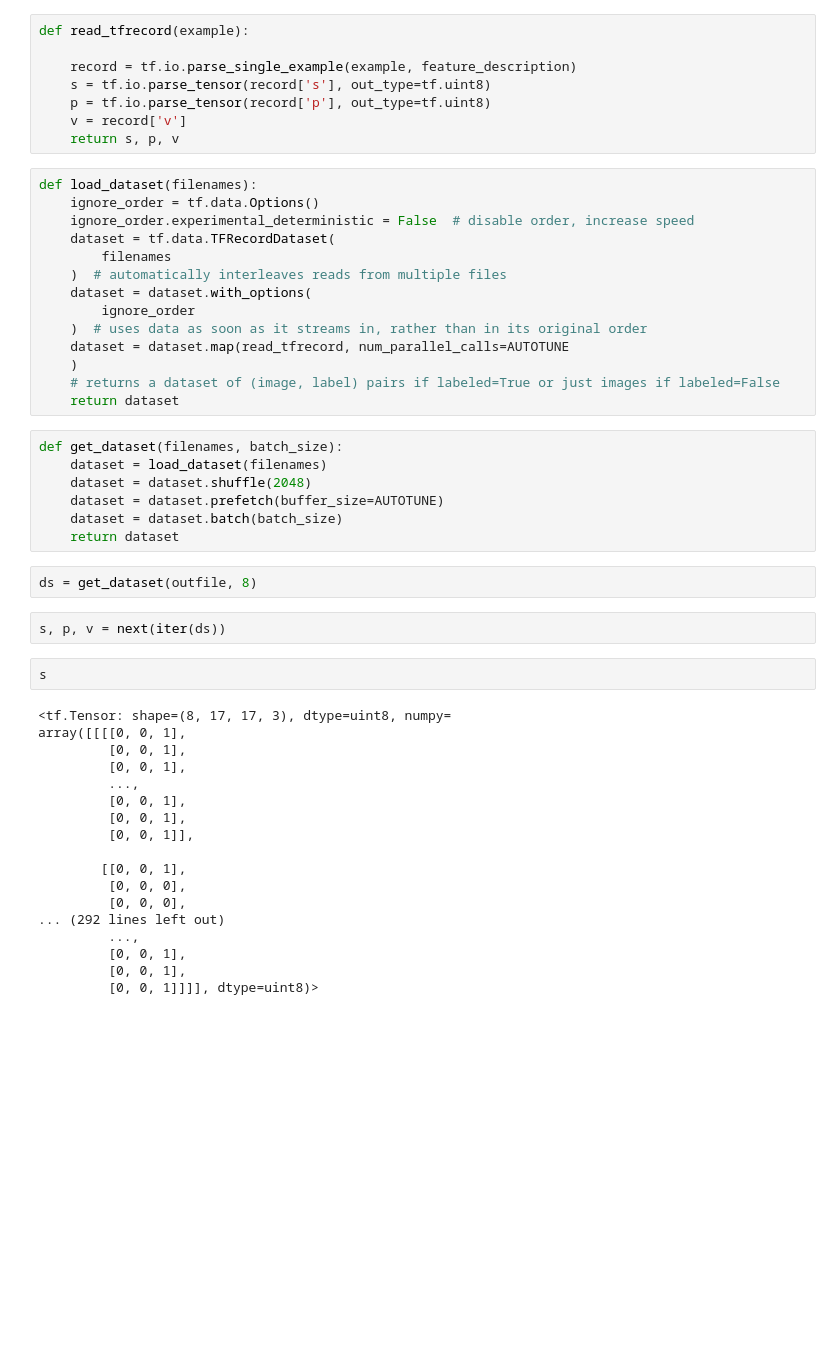
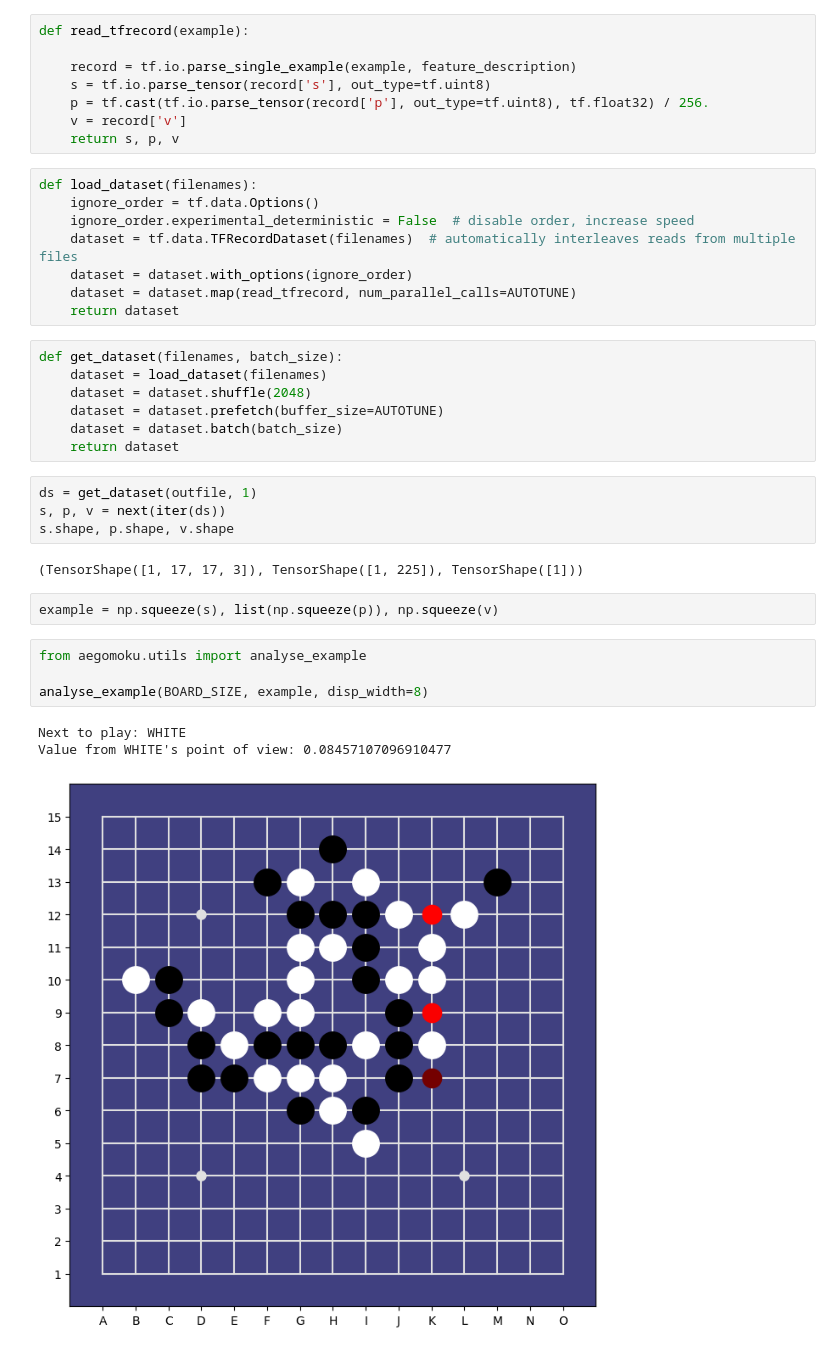
Before and after one commit to Project-Ellie/DeepGomoku, a Jupyter notebook: notebooks/TFRecords.ipynb, the cells around one changed output. Drawn from its saved outputs; the diff is of its cells as text; blank space fills up the shorter version.

Commit message:
safe point

```diff
--- a/notebooks/TFRecords.ipynb
+++ b/notebooks/TFRecords.ipynb
@@ -88,22 +88,16 @@ def read_tfrecord(example):
 
     record = tf.io.parse_single_example(example, feature_description)
     s = tf.io.parse_tensor(record['s'], out_type=tf.uint8)
-    p = tf.io.parse_tensor(record['p'], out_type=tf.uint8)
+    p = tf.cast(tf.io.parse_tensor(record['p'], out_type=tf.uint8), tf.float32) / 256.
     v = record['v']
     return s, p, v
 # %%
 def load_dataset(filenames):
     ignore_order = tf.data.Options()
     ignore_order.experimental_deterministic = False  # disable order, increase speed
-    dataset = tf.data.TFRecordDataset(
-        filenames
-    )  # automatically interleaves reads from multiple files
-    dataset = dataset.with_options(
-        ignore_order
-    )  # uses data as soon as it streams in, rather than in its original order
-    dataset = dataset.map(read_tfrecord, num_parallel_calls=AUTOTUNE
-    )
-    # returns a dataset of (image, label) pairs if labeled=True or just images if labeled=False
+    dataset = tf.data.TFRecordDataset(filenames)  # automatically interleaves reads from multiple files
+    dataset = dataset.with_options(ignore_order)
+    dataset = dataset.map(read_tfrecord, num_parallel_calls=AUTOTUNE)
     return dataset
 # %%
 def get_dataset(filenames, batch_size):
@@ -112,27 +106,19 @@ def get_dataset(filenames, batch_size):
     dataset = dataset.prefetch(buffer_size=AUTOTUNE)
     dataset = dataset.batch(batch_size)
     return dataset
-# %%
-ds = get_dataset(outfile, 8)
 # %%
+ds = get_dataset(outfile, 1)
 s, p, v = next(iter(ds))
+s.shape, p.shape, v.shape
+# %% [output]
+(TensorShape([1, 17, 17, 3]), TensorShape([1, 225]), TensorShape([1]))
-# %%
-s
-# %% [output]
-<tf.Tensor: shape=(8, 17, 17, 3), dtype=uint8, numpy=
-array([[[[0, 0, 1],
-         [0, 0, 1],
-         [0, 0, 1],
-         ...,
-         [0, 0, 1],
-         [0, 0, 1],
-         [0, 0, 1]],
-
-        [[0, 0, 1],
-         [0, 0, 0],
-         [0, 0, 0],
-... (292 lines left out)
-         ...,
-         [0, 0, 1],
-         [0, 0, 1],
-         [0, 0, 1]]]], dtype=uint8)>
+# %%
+example = np.squeeze(s), list(np.squeeze(p)), np.squeeze(v)
+# %%
+from aegomoku.utils import analyse_example
+
+analyse_example(BOARD_SIZE, example, disp_width=8)
+# %% [output]
+Next to play: WHITE
+Value from WHITE's point of view: 0.08457107096910477
+[figure, added]
```
Also changed, not shown: parts of 3 cells of this notebook, 10 other files.
